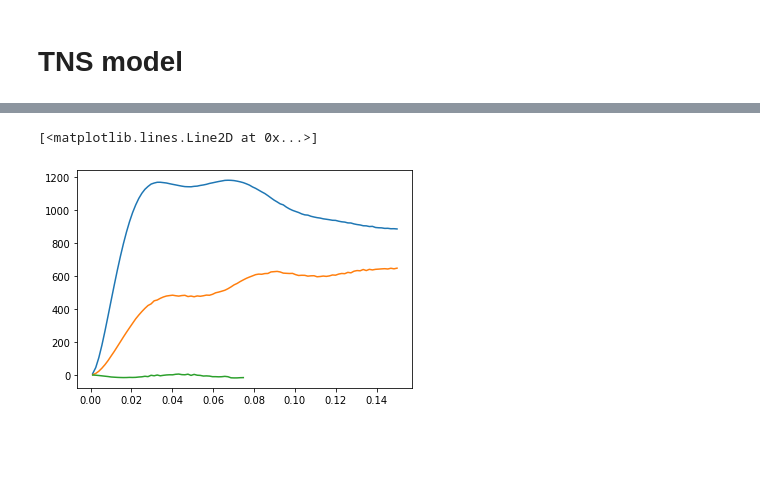
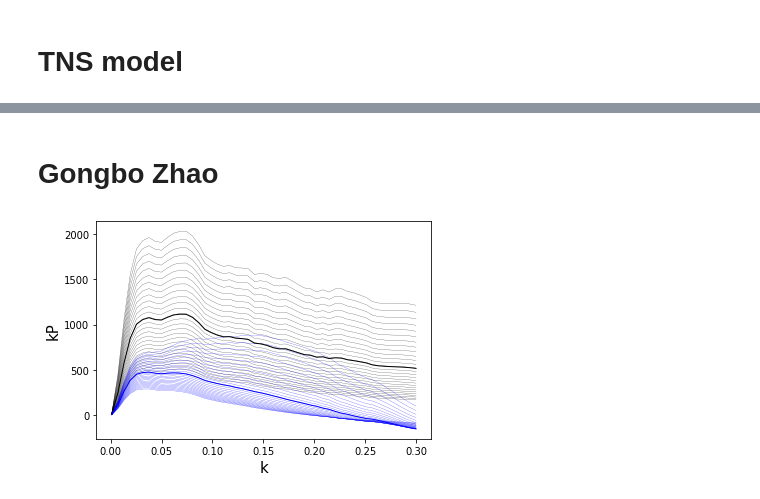
Before and after one commit to LittleLin1999/LYA-BAO, a Jupyter notebook: BAO/theoretical_power_spec.ipynb, the cells around one changed output, grey strips where cells are left out. Drawn from its saved outputs; the diff is of its cells as text; code cells hidden in the pictures; blank space fills up the shorter version.

```diff
--- a/BAO/theoretical_power_spec.ipynb
+++ b/BAO/theoretical_power_spec.ipynb
@@ -66,11 +0,0 @@ for m,a,b in itertools.product(range(4),range(2),range(2)):
-# %%
-k11,_,_,pdd_0,_ = np.genfromtxt('./camb_regpt/p11.dat').T
-pdd = interp1d(k11,pdd_0,kind='nearest')
-
-
-k12,_,_,pdv_0,_ = np.genfromtxt('./camb_regpt/p12.dat').T
-pdv = interp1d(k12,pdv_0,kind='nearest')
-
-
-k22,_,_,pvv_0,_ = np.genfromtxt('./camb_regpt/p22.dat').T
-pvv = interp1d(k22,pvv_0,kind='nearest')
@@ -89,4 +159,7 @@ plt.show()
+# %% [markdown]
+# Gongbo Zhao
 # %%
+# %load TNS_GB.py
 from astropy.cosmology import Planck15 as cosmo
 from scipy import integrate
 from scipy.special import legendre
@@ -176,31 +249,41 @@ def p(l,k,z,
 
     pl = (2*l+1)/(2*az_para*az_perp**2) * pp
 
-    return pl
+    if l==0:
+        return pl+Nshot
+    else:
+        return pl
 # %%
 zp =  1.51         # zp
 ap_perp = 1    # alpha_perp(zp)
 ap_para = 1   # alpha_para(zp)
-fps8 = 0.379         # f(zp)sigma8(zp)
-gamma = 1        # gamma
-b1s8 = 0.826         # b1(zp)sigma8(zp)
-b2s8 = 0.426         # b2(zp)sigma8(zp)
-s8 = 0.376          # sigma8(zp)
-vp = 3.784            # sigma_v(zp)
-Nshot = -1580
+fps8 = 0.342         # f(zp)sigma8(zp)
+gamma = 6/11        # gamma
+b1s8 = 0.9         # b1(zp)sigma8(zp)
+b2s8 = 0.7         # b2(zp)sigma8(zp)
+s8 = 0.367            # sigma8(zp)
+vp = 5.8           # sigma_v(zp)
+Nshot = 0
 
-z = 1.944
-p0 = p(0,kk,z,
-         zp,ap_perp,ap_para,fps8,gamma,b1s8,b2s8,s8,vp,Nshot)
+for z in np.concatenate([np.arange(0.825,2.175,0.05),np.array([1.52])]):
+    z = round(z,3)
+    p0 = p(0,kk,z,
+             zp,ap_perp,ap_para,fps8,gamma,b1s8,b2s8,s8,vp,Nshot)
 
-p2 = p(2,kk,z,
-         zp,ap_perp,ap_para,fps8,gamma,b1s8,b2s8,s8,vp,Nshot)
-p4 = p(4,kk,z,
-         zp,ap_perp,ap_para,fps8,gamma,b1s8,b2s8,s8,vp,Nshot)
+    p2 = p(2,kk,z,
+             zp,ap_perp,ap_para,fps8,gamma,b1s8,b2s8,s8,vp,Nshot)
+    p4 = p(4,kk,z,
+             zp,ap_perp,ap_para,fps8,gamma,b1s8,b2s8,s8,vp,Nshot)
 
-plt.plot(kk,kk*p0)
-plt.plot(kk,kk*p2)
-plt.plot(kk[:len(kk)//2],(kk*p4)[:len(kk)//2])
+    lw=0.2
+    if z==1.52:
+        lw=1
+    plt.plot(kk,kk*p0,c='k',lw=lw)
+    plt.plot(kk,kk*p2,c='b',lw=lw)
+#plt.plot(kk[:len(kk)//2],(kk*p4)[:len(kk)//2])
+plt.xlabel(r'k',fontsize=15)
+plt.ylabel(r'kP',fontsize=15)
+
+theta0 = zp,ap_perp,ap_para,fps8,gamma,b1s8,b2s8,s8,vp,Nshot
 # %% [output]
-[<matplotlib.lines.Line2D at 0x...>]
-[figure, old version]
+[figure, new version]
```
Also changed, not shown: parts of 13 cells of this notebook, 3 other files.
